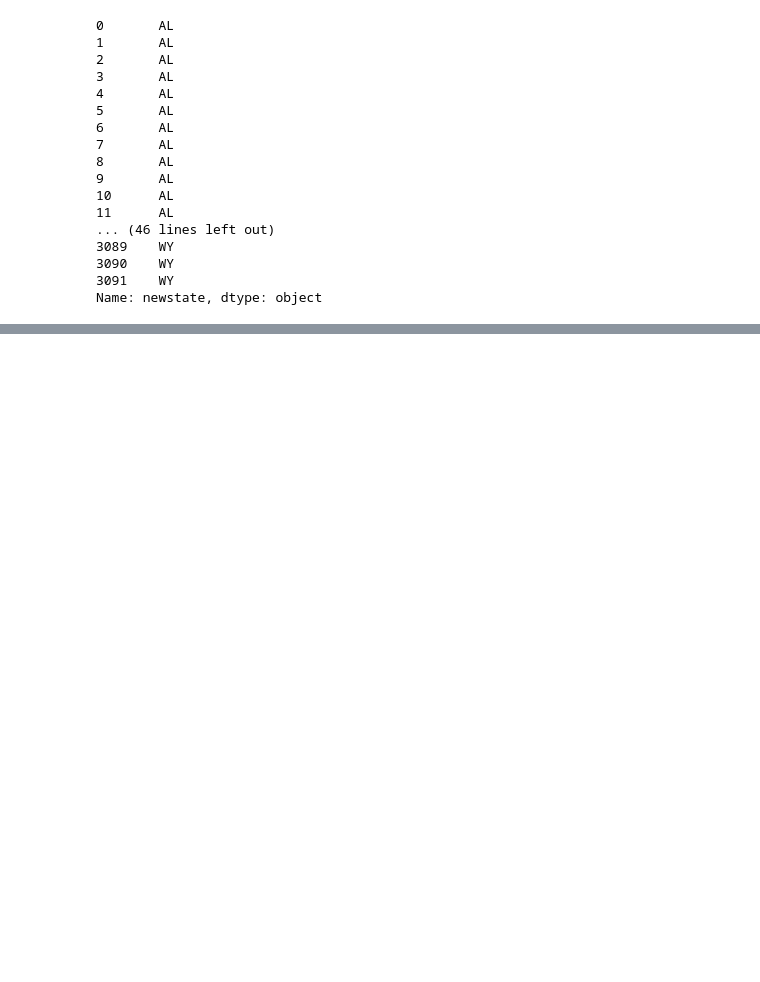
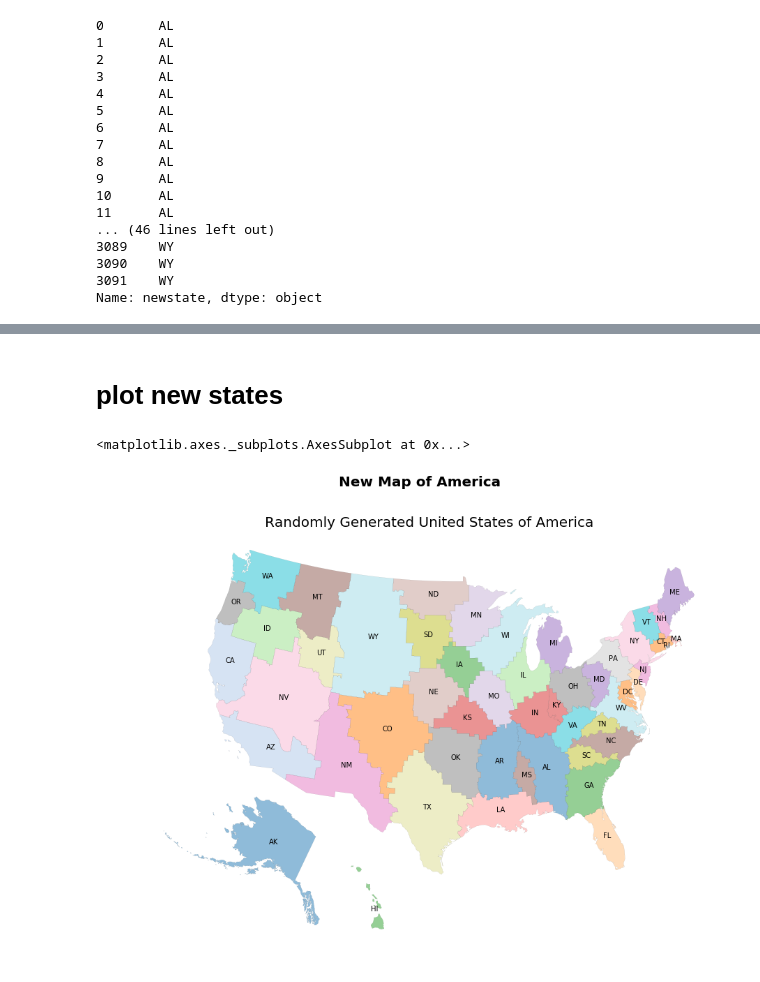
Before and after one commit to jwilber/Randomized_Election, a Jupyter notebook: code/Initial_Exploration.ipynb, the cells around one changed output, grey strips where cells are left out. Saved outputs shown, nothing was run; the diff lists cells and outputs as text; code cells hidden in the pictures; blank space fills up the shorter version.

```diff
--- a/code/Initial_Exploration.ipynb
+++ b/code/Initial_Exploration.ipynb
@@ -123,0 +320,9 @@ plot_polygons(ax=ax, geoms=election.geometry, linewidth=.01, values=election.gop
+# %%
+# Determine shortest paths to all nodes from the seed counties
+distances_from_seeds = [nx.single_source_shortest_path_length(G, n) for n in seeds]
+
+# Now iterate
+for (seed, distances, state_id) in zip(seeds, distances_from_seeds, state_ids):
+    for target, d in distances.items():     #(0,46), (1,43), (2,48), ...
+        if d < node_shortest_paths[target][0]:   # find closest county to each county
+            node_shortest_paths[target] = (d, seed, state_id)   # update so (shortest_distance, seed, )
@@ -123,0 +363,3 @@ plot_polygons(ax=ax, geoms=election.geometry, linewidth=.01, values=election.gop
+# %%
+nearest_states = [node_shortest_paths[i][2] for i in node_shortest_paths]
+election.newstate = nearest_states
@@ -123,0 +382,11 @@ plot_polygons(ax=ax, geoms=election.geometry, linewidth=.01, values=election.gop
+# %%
+def make_states(c, st='state'):
+    st = c.dissolve(by=st, aggfunc='sum', as_index=False)
+    st.dempc = st.dem / st.votes
+    st.goppc = st.gop / st.votes
+    st.margin = st.goppc - st.dempc
+    st['win'] = 'D'
+    st.loc[st.gop > st.dem, 'win'] = 'R'
+    return st
+# %%
+states = make_states(election, st='newstate')
@@ -123,0 +402,15 @@ plot_polygons(ax=ax, geoms=election.geometry, linewidth=.01, values=election.gop
+# %% [markdown]
+# plot new states
+# %%
+fig, ax = plt.subplots(figsize=(15,11))
+for p, t in zip(states.geometry, states.newstate):
+    # set up text
+    ax.annotate(xy=(p.centroid.x-40000, p.centroid.y), s=t)
+    # plot states
+    ax.set_title("Randomly Generated United States of America", fontsize=20)
+    fig.suptitle('New Map of America', fontsize=20, fontweight='bold')
+    ax.axis('off')
+states.plot(ax=ax, column='newstate', cmap="Vega20", linewidth=0.05)
+# %% [output]
+<matplotlib.axes._subplots.AxesSubplot at 0x...>
+[figure, added]
```
Also changed, not shown: parts of 51 cells of this notebook.
